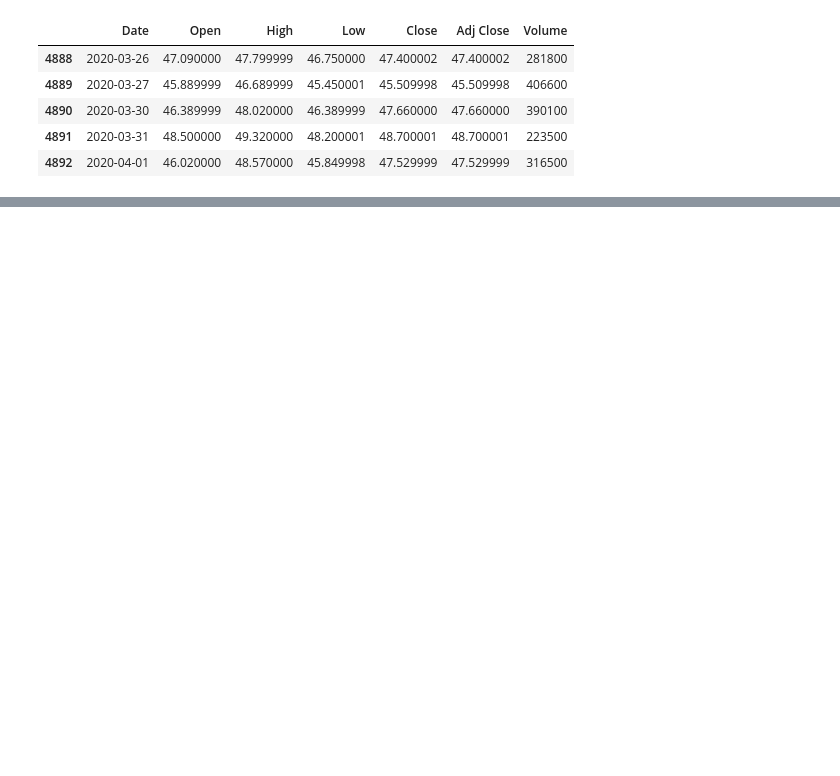
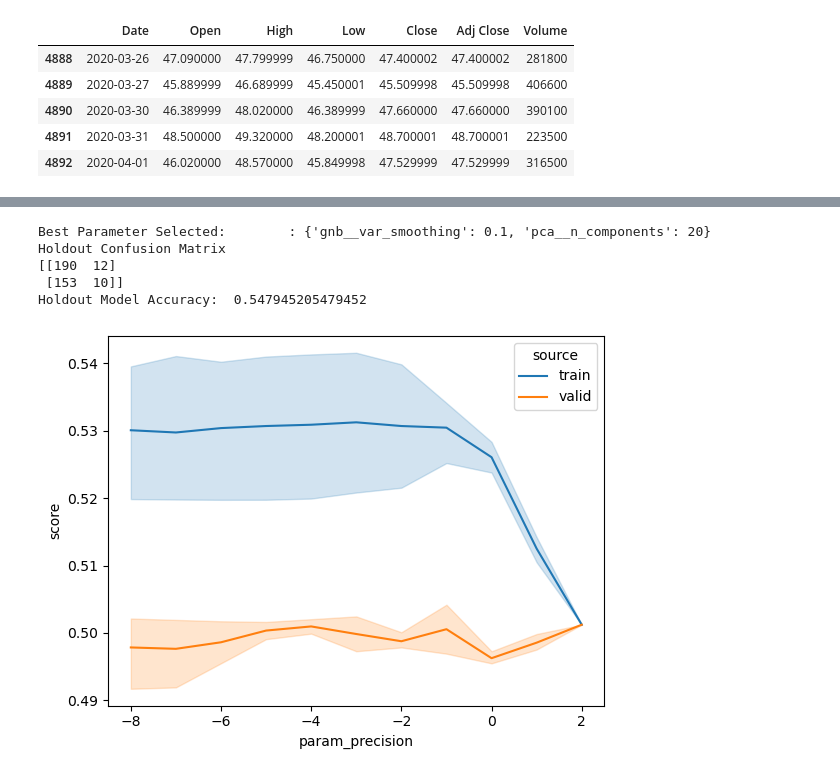
Before and after one commit to JamesDwightDana/cs136_group_project, a Jupyter notebook: project_explore.ipynb, the cells around one changed output, grey strips where cells are left out. Saved outputs shown, nothing was run; the diff lists cells and outputs as text; code cells hidden in the pictures; blank space fills up the shorter version.

```diff
--- a/project_explore.ipynb
+++ b/project_explore.ipynb
@@ -162,0 +95,16 @@ yTe_P = myPoisson.predict(xTe)
+# %%
+myPipeline = Pipeline([
+    ('scaler', StandardScaler()),
+    ('pca',PCA()),
+    ('gnb', GaussianNB())])
+
+parameter_grid = {
+    'pca__n_components':[10,20,40,80],
+    'gnb__var_smoothing':np.logspace(-8,2,11)
+}
+
+clf = GridSearchCV(myPipeline,
+                   parameter_grid,
+                   cv=5,
+                   return_train_score=True)
+clf.fit(all_x,all_y)
@@ -162,0 +119,31 @@ yTe_P = myPoisson.predict(xTe)
+# %%
+param_precision = [np.log10(x) for x in clf.cv_results_['param_gnb__var_smoothing'].data]
+
+df_cvtrain = pd.DataFrame(
+    {'source':'train',
+     'param_precision':param_precision,
+     'score':clf.cv_results_['mean_train_score']})
+
+df_cvvalid = pd.DataFrame(
+    {'source':'valid',
+     'param_precision':param_precision,
+     'score':clf.cv_results_['mean_test_score']})
+
+df_cv = pd.concat([df_cvtrain,df_cvvalid])
+
+sns.lineplot(data=df_cv, x="param_precision",y='score',hue="source")
+
+test_yhat = clf.best_estimator_.predict(test_x)
+
+print("Best Parameter Selected:\t:",clf.best_params_)
+print("Holdout Confusion Matrix")
+print(confusion_matrix(test_y,test_yhat))
+
+print("Holdout Model Accuracy:\t",accuracy_score(test_y,test_yhat))
+# %% [output]
+Best Parameter Selected:        : {'gnb__var_smoothing': 0.1, 'pca__n_components': 20}
+Holdout Confusion Matrix
+[[190  12]
+ [153  10]]
+Holdout Model Accuracy:  0.547945205479452
+[figure, added]
```
Also changed, not shown: parts of 18 cells of this notebook.
